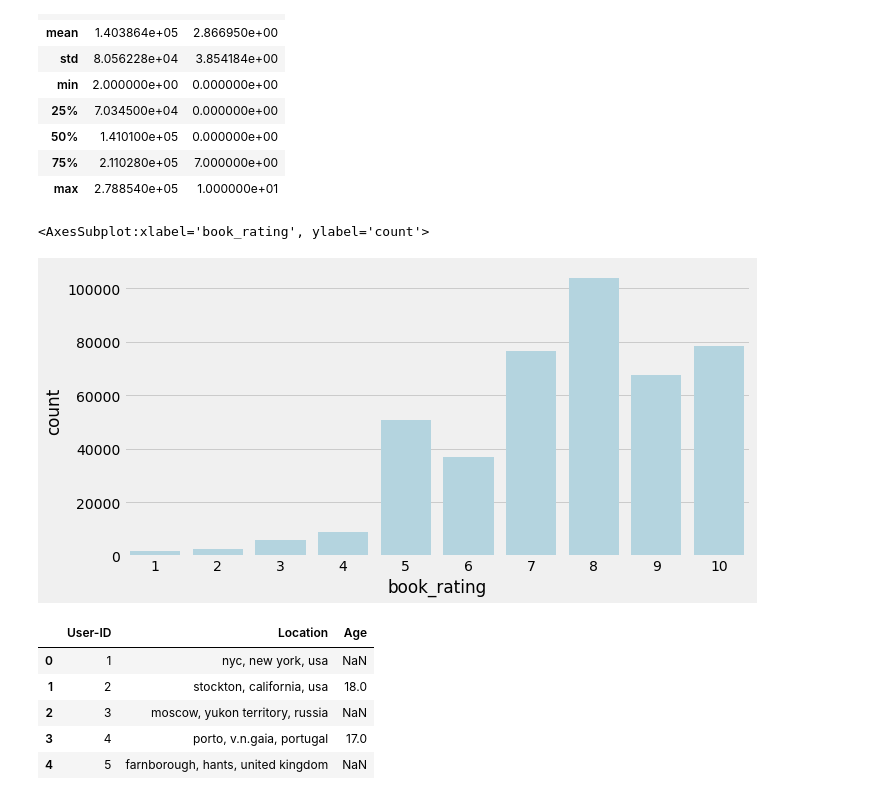
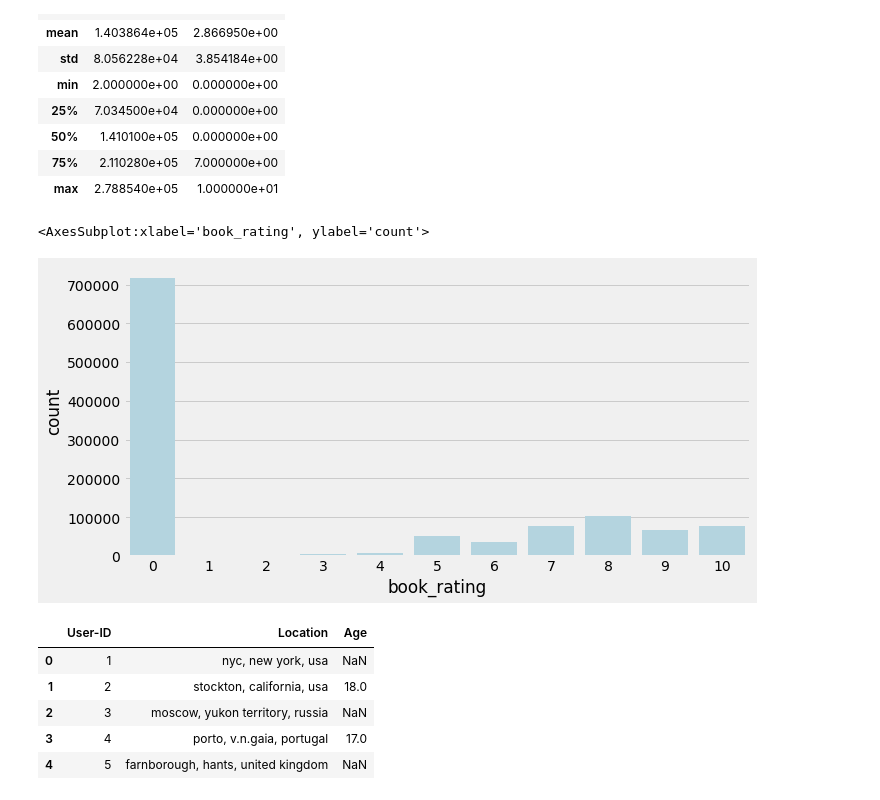
Before and after one commit to amrirasyidi/book_recommendation, a Jupyter notebook: fcc_book_recc_EDA.ipynb, the cells around one changed output. Saved outputs shown, nothing was run; the diff lists cells and outputs as text; code cells hidden in the pictures.

```diff
--- a/fcc_book_recc_EDA.ipynb
+++ b/fcc_book_recc_EDA.ipynb
@@ -173,13 +206,13 @@ ratings_clean = col_rename_f(ratings_clean)
 # %%
 fig, ax = plt.subplots(figsize = (10,5))
 
 sns.countplot(
-    ratings_clean[ratings_clean['book_rating']!=0]['book_rating'],
+    ratings_clean['book_rating'],
     color = 'lightblue'
 )
 # %% [output]
 <AxesSubplot:xlabel='book_rating', ylabel='count'>
-[figure, old version]
+[figure, new version]
 # %%
 users.head()
 # %% [output]
```
Also changed, not shown: parts of 15 cells of this notebook, 1 other file.
